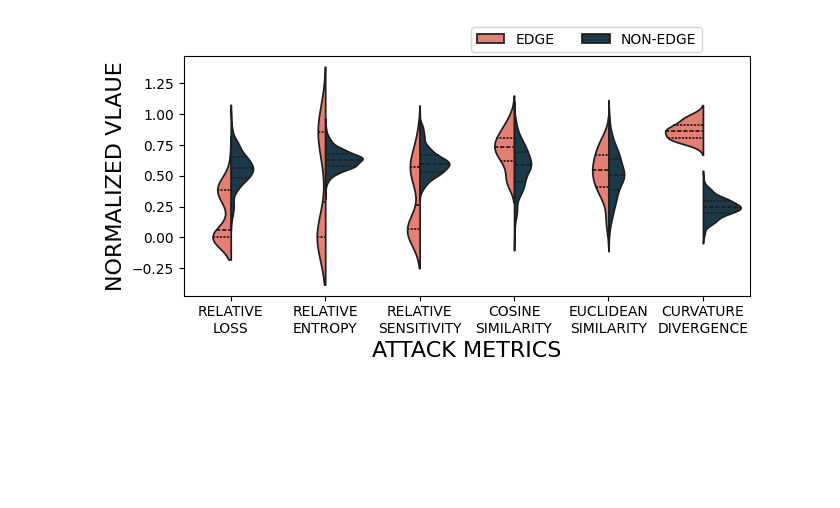
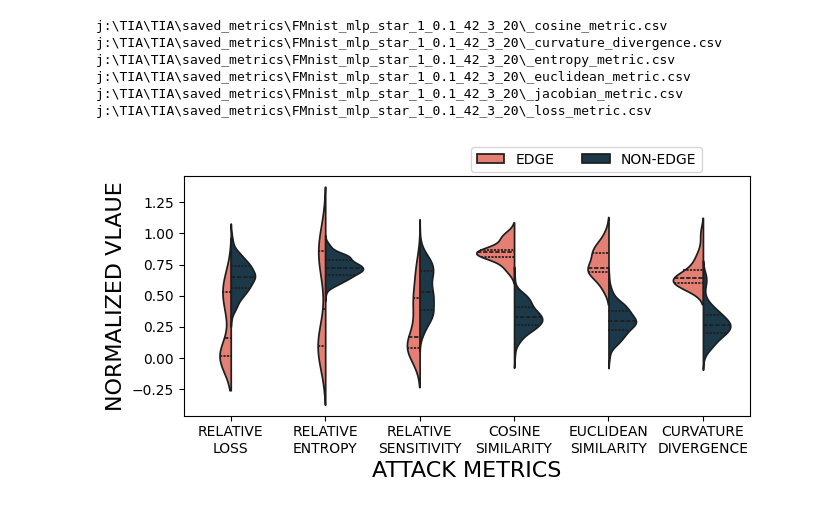
Before and after one commit to luke-feng/TIA, a Jupyter notebook: dis_plot.ipynb, the cells around one changed output. Cells and saved outputs as stored; diff of their text form; code cells hidden in the pictures; blank space fills up the shorter version.

Commit message:
attack models

```diff
--- a/dis_plot.ipynb
+++ b/dis_plot.ipynb
@@ -10,11 +10,11 @@ from matplotlib.font_manager import FontProperties
 import textwrap
 import pickle as pk
 # %%
-def normalize(group, topo):
-    min_val = group[topo].min()
-    max_val = group[topo].max()
+def normalize(group):
+    min_val = group['Value'].min()
+    max_val = group['Value'].max()
     # print(f"ATTACT METRICS: {group['ATTACT METRICS'].iloc[0]}, Min: {min_val}, Max: {max_val}")
-    group['Normalized_value'] = (group[topo] - min_val) / (max_val - min_val)
+    group['Normalized_value'] = (group['Value'] - min_val) / (max_val - min_val)
     return group
 # %%
 def extract_data_from_directory(directory_path, feature_filename):
@@ -332,0 +192,9 @@ df
+# %%
+df = get_plot_data(dataset, model_name, topo, max_epoch, num)
+# %% [output]
+j:\TIA\TIA\saved_metrics\FMnist_mlp_star_1_0.1_42_3_20\_cosine_metric.csv
+j:\TIA\TIA\saved_metrics\FMnist_mlp_star_1_0.1_42_3_20\_curvature_divergence.csv
+j:\TIA\TIA\saved_metrics\FMnist_mlp_star_1_0.1_42_3_20\_entropy_metric.csv
+j:\TIA\TIA\saved_metrics\FMnist_mlp_star_1_0.1_42_3_20\_euclidean_metric.csv
+j:\TIA\TIA\saved_metrics\FMnist_mlp_star_1_0.1_42_3_20\_jacobian_metric.csv
+j:\TIA\TIA\saved_metrics\FMnist_mlp_star_1_0.1_42_3_20\_loss_metric.csv
@@ -333,6 +204,5 @@ df
 # %%
-# Apply normalization by group
-nor_df = df.groupby('ATTACT METRICS', group_keys=False).apply(lambda g: normalize(g, topo=topo))
+nor_df = large_df.groupby('ATTACT METRICS', group_keys=False).apply(lambda g: normalize(g))
 nor_df['Normalized_value'] = nor_df['Normalized_value'].clip(0, 1)
 # %%
 nor_df['Connection Type']= nor_df['Connection Type'].apply(str.upper)
@@ -340,18 +210,18 @@ nor_df['ATTACT METRICS']= nor_df['ATTACT METRICS'].apply(str.upper)
 # %%
 plt.figure(figsize=(7,4))
 palette = ['#F87060','#153B50' ]
 sns.violinplot(data=nor_df, x='ATTACT METRICS', y='Normalized_value', hue='Connection Type', palette=palette, split=True, inner='quartile')
 
 plt.legend(loc='upper left', bbox_to_anchor=(0.495, 1.15), ncol=2)
 
-wrapped_labels = [textwrap.fill(label.upper(), 11) for label in df['ATTACT METRICS'].unique()]
+wrapped_labels = [textwrap.fill(label.upper(), 11) for label in nor_df['ATTACT METRICS'].unique()]
 plt.xticks(ticks=range(len(wrapped_labels)), labels=wrapped_labels, rotation=0)
 
 
 plt.xlabel('ATTACK METRICS', fontsize=16)
 plt.ylabel('NORMALIZED VLAUE', fontsize=16)
 # plt.ylim(0, 1)
 plt.tight_layout(pad=2.0, w_pad=2.5, h_pad=1.0)
 plt.savefig('metrics_distribution.pdf')
 # %% [output]
-[figure, old version]
+[figure, new version]
```
Also changed, not shown: parts of 14 cells of this notebook, 9 other files.
